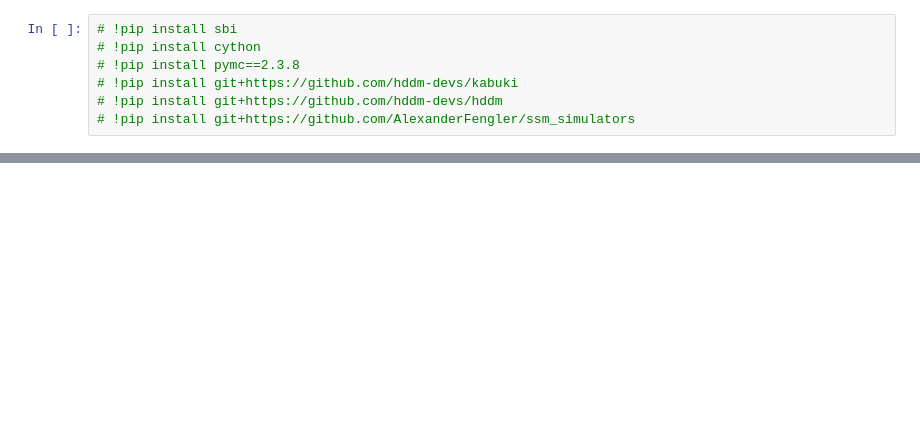
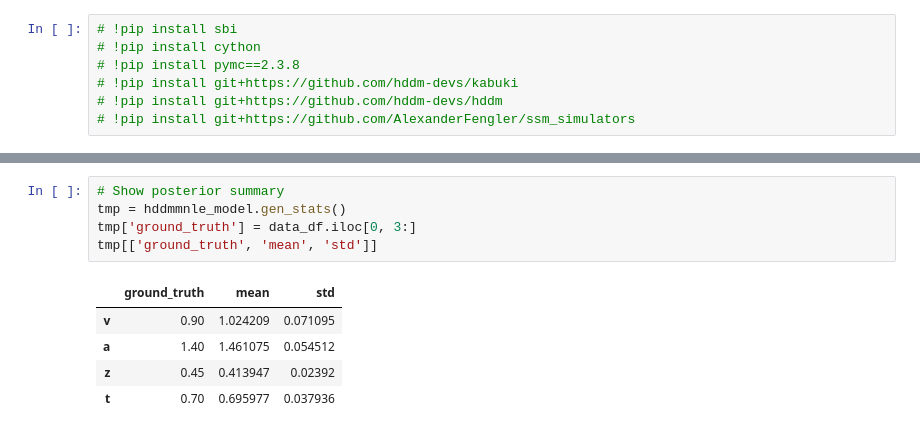
Before and after one commit to hddm-devs/hddm, a Jupyter notebook: hddm/examples/mnle_to_hddm_end_to_end.ipynb, the cells around one changed output, grey strips where cells are left out. Saved outputs shown, nothing was run; the diff lists cells and outputs as text; blank space fills up the shorter version.

```diff
--- a/hddm/examples/mnle_to_hddm_end_to_end.ipynb
+++ b/hddm/examples/mnle_to_hddm_end_to_end.ipynb
@@ -92,0 +252,11 @@ hddmnn_model.sample(700, burn = 100)
+# %%
+# Show posterior summary
+tmp = hddmmnle_model.gen_stats()
+tmp['ground_truth'] = data_df.iloc[0, 3:]
+tmp[['ground_truth', 'mean', 'std']]
+# %% [output]
+|  | ground_truth | mean | std |
+| v | 0.90 | 1.024209 | 0.071095 |
+| a | 1.40 | 1.461075 | 0.054512 |
+| z | 0.45 | 0.413947 | 0.02392 |
+| t | 0.70 | 0.695977 | 0.037936 |
```
Also changed, not shown: parts of 32 cells of this notebook, 4 other files.
